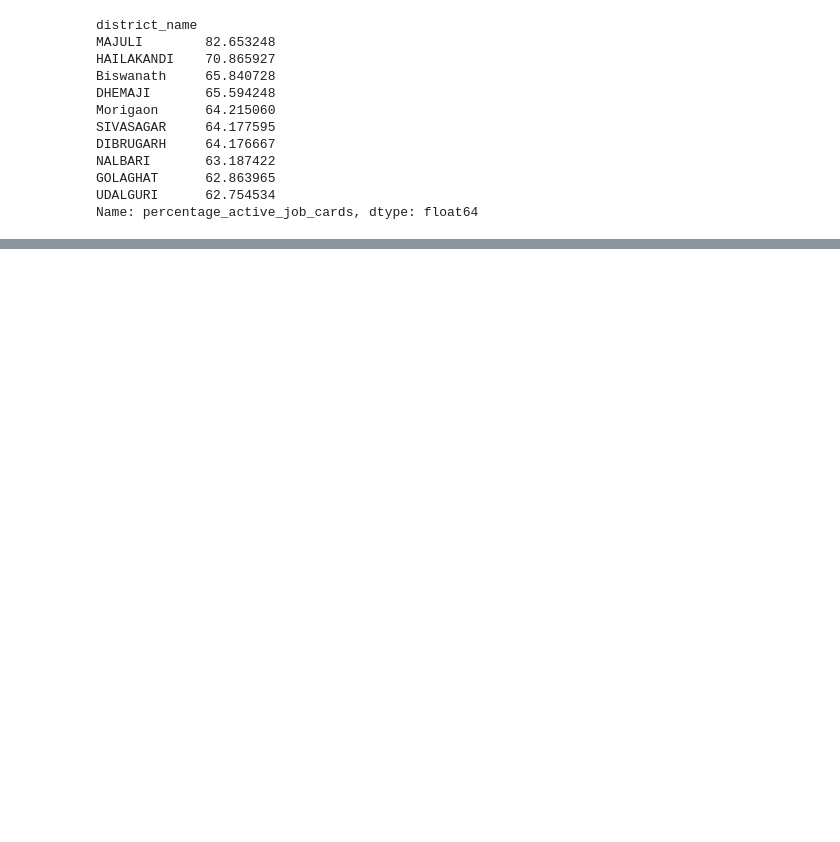
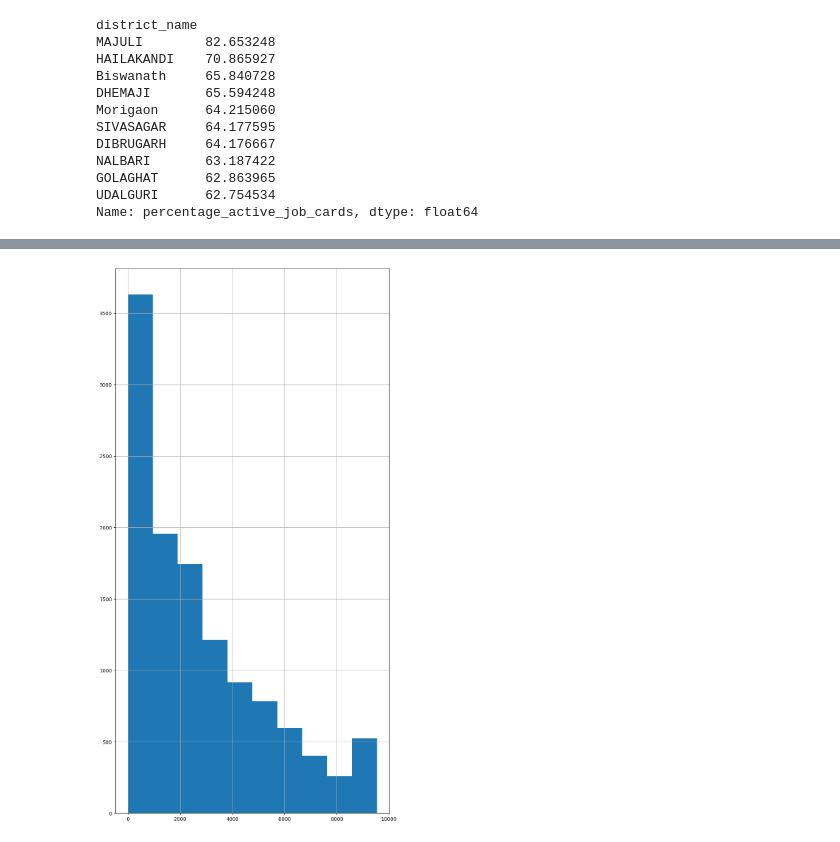
Before and after one commit to iamabirakash/INT-375, a Jupyter notebook: AssamEmployment.ipynb, the cells around one changed output, grey strips where cells are left out. Saved outputs shown, nothing was run; the diff lists cells and outputs as text; code cells hidden in the pictures; blank space fills up the shorter version.

```diff
--- a/AssamEmployment.ipynb
+++ b/AssamEmployment.ipynb
@@ -480,0 +443,5 @@ plt.show()
+# %%
+data1['Total_Exp'].hist(figsize=(10,20))
+plt.show()
+# %% [output]
+[figure, added]
```
Also changed, not shown: parts of 27 cells of this notebook.
